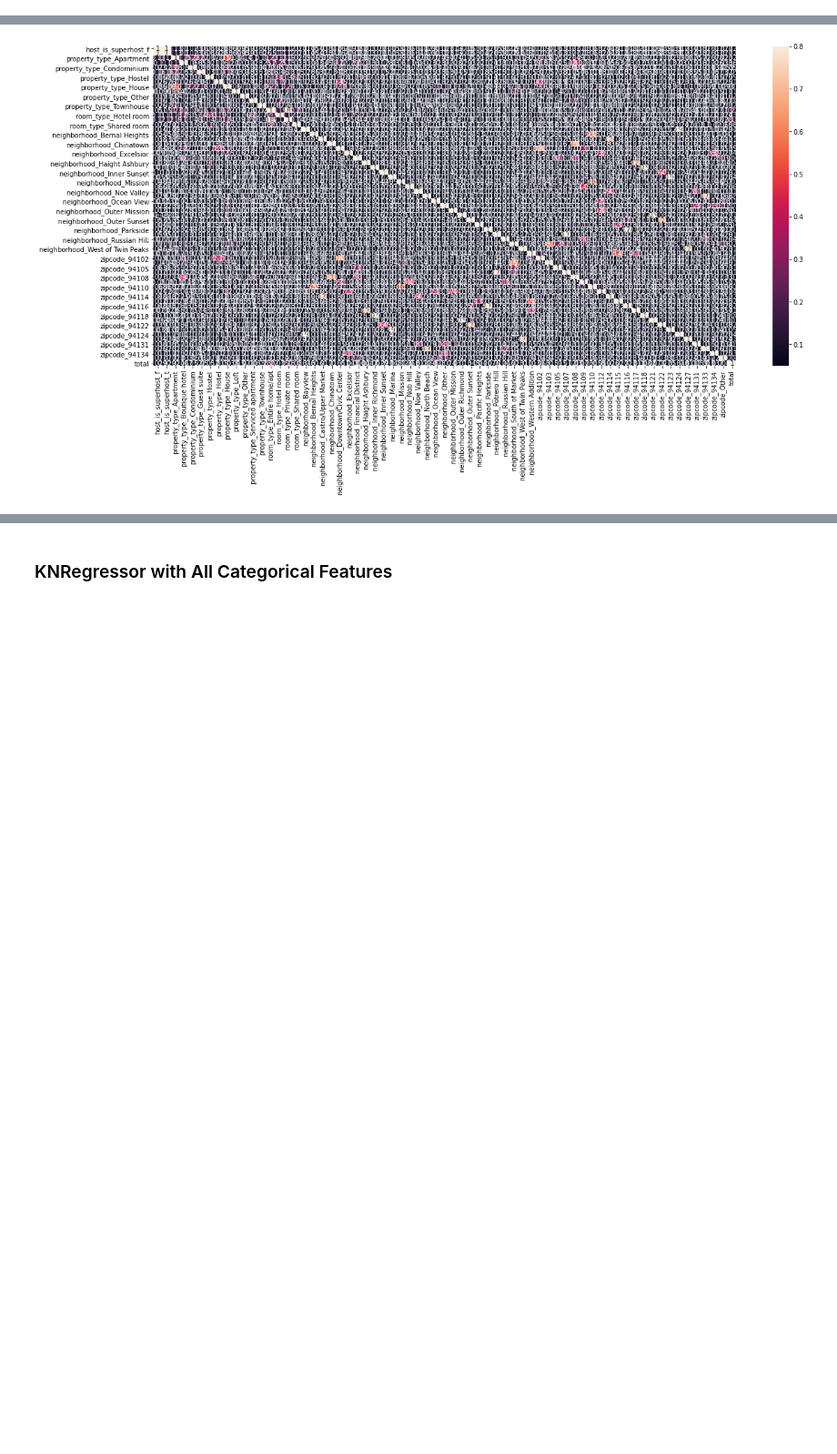
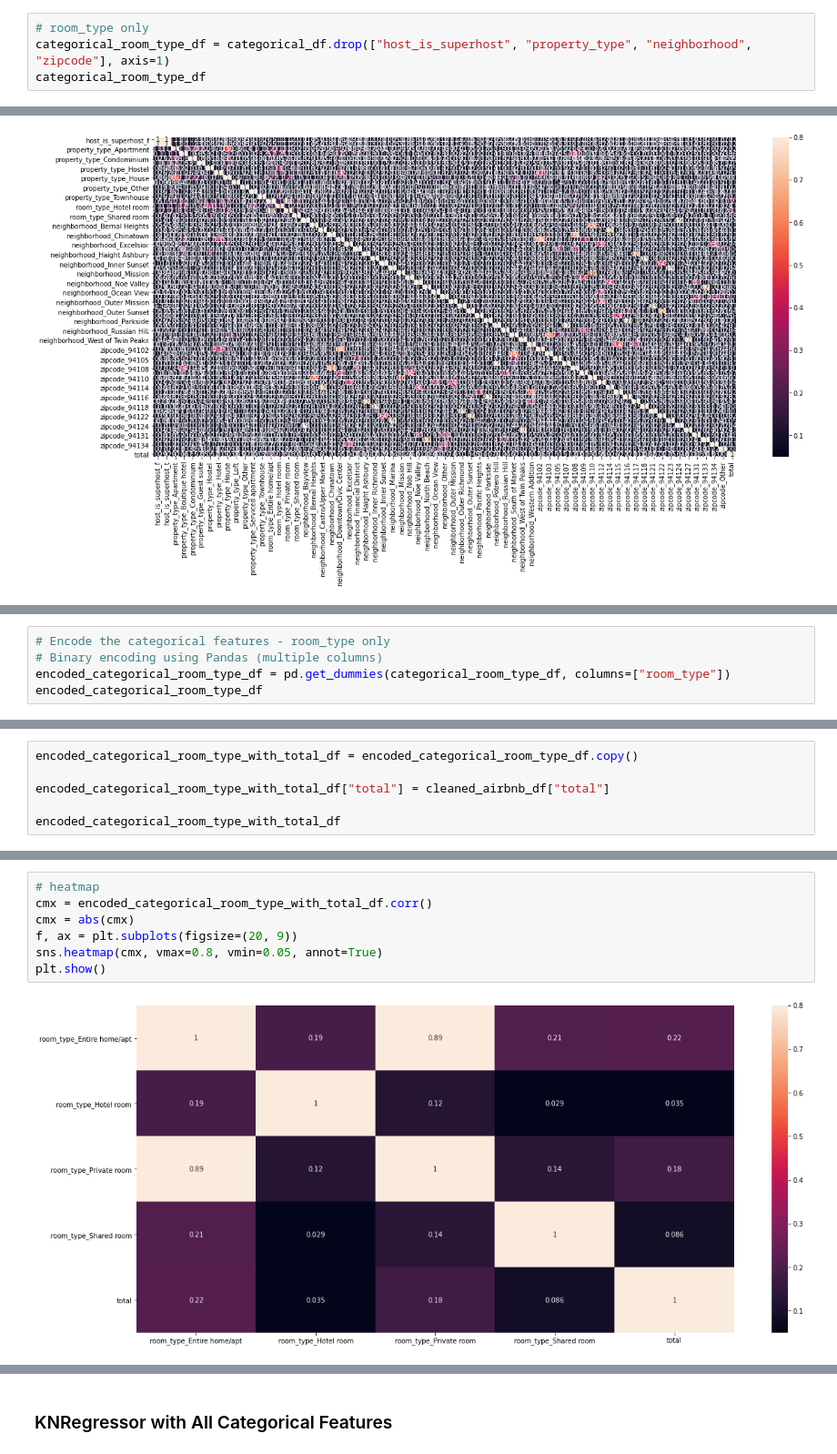
Before and after one commit to rustiri/final_group_airbnb, a Jupyter notebook: KNRegressor_Categorical.ipynb, the cells around one changed output, grey strips where cells are left out. Shown at 91% size. Drawn from its saved outputs; the diff is of its cells as text; blank space fills up the shorter version.

```diff
--- a/KNRegressor_Categorical.ipynb
+++ b/KNRegressor_Categorical.ipynb
@@ -303,0 +310,4 @@ categorical_nozip_df
+# %%
+# room_type only
+categorical_room_type_df = categorical_df.drop(["host_is_superhost", "property_type", "neighborhood", "zipcode"], axis=1)
+categorical_room_type_df
@@ -375,0 +518,5 @@ plt.show()
+# %%
+# Encode the categorical features - room_type only
+# Binary encoding using Pandas (multiple columns)
+encoded_categorical_room_type_df = pd.get_dummies(categorical_room_type_df, columns=["room_type"])
+encoded_categorical_room_type_df
@@ -375,0 +538,6 @@ plt.show()
+# %%
+encoded_categorical_room_type_with_total_df = encoded_categorical_room_type_df.copy()
+
+encoded_categorical_room_type_with_total_df["total"] = cleaned_airbnb_df["total"]
+
+encoded_categorical_room_type_with_total_df
@@ -375,0 +559,9 @@ plt.show()
+# %%
+# heatmap
+cmx = encoded_categorical_room_type_with_total_df.corr()
+cmx = abs(cmx)
+f, ax = plt.subplots(figsize=(20, 9))
+sns.heatmap(cmx, vmax=0.8, vmin=0.05, annot=True)
+plt.show()
+# %% [output]
+[figure, added]
```
Also changed, not shown: parts of 75 cells of this notebook.
